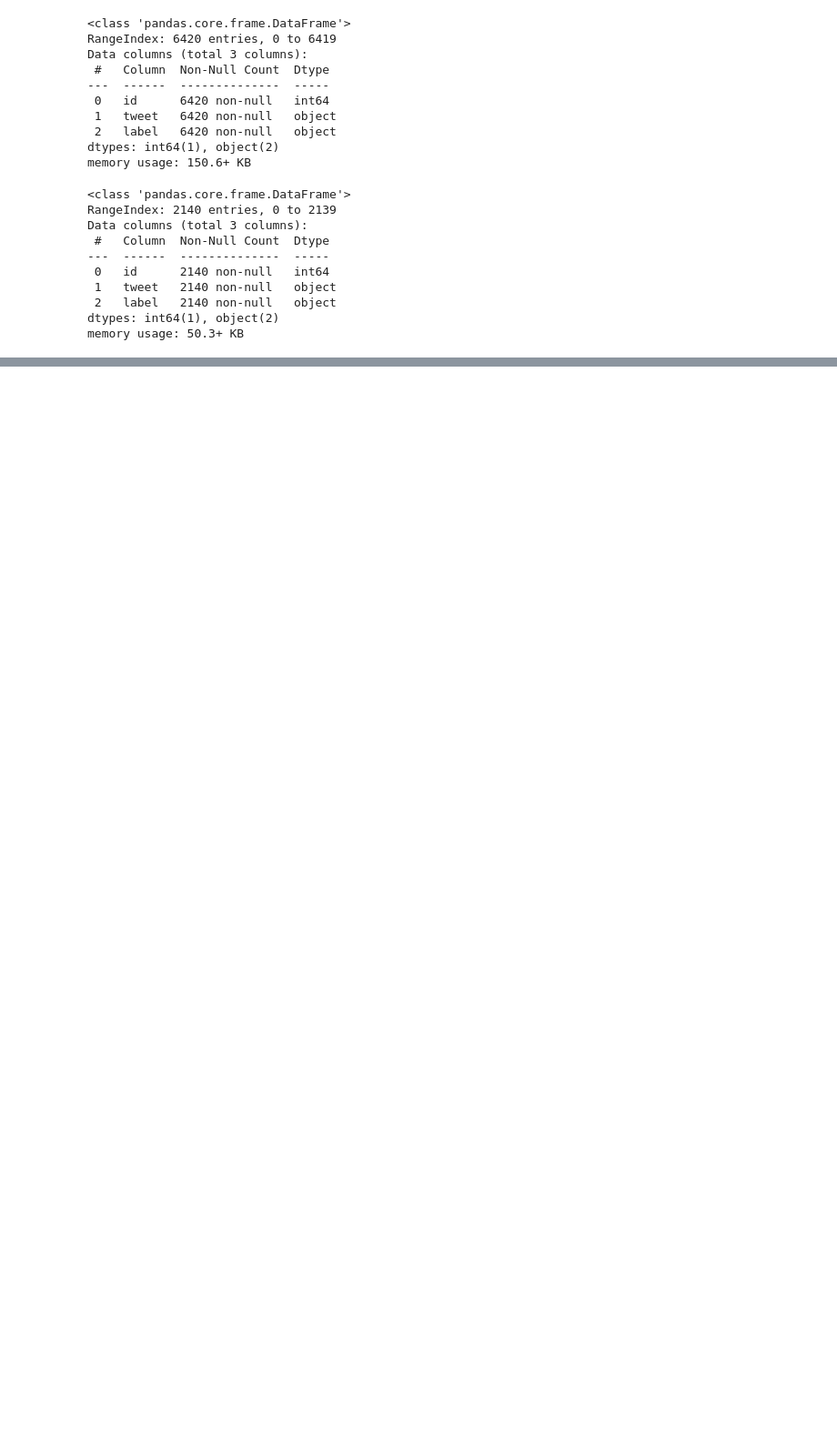
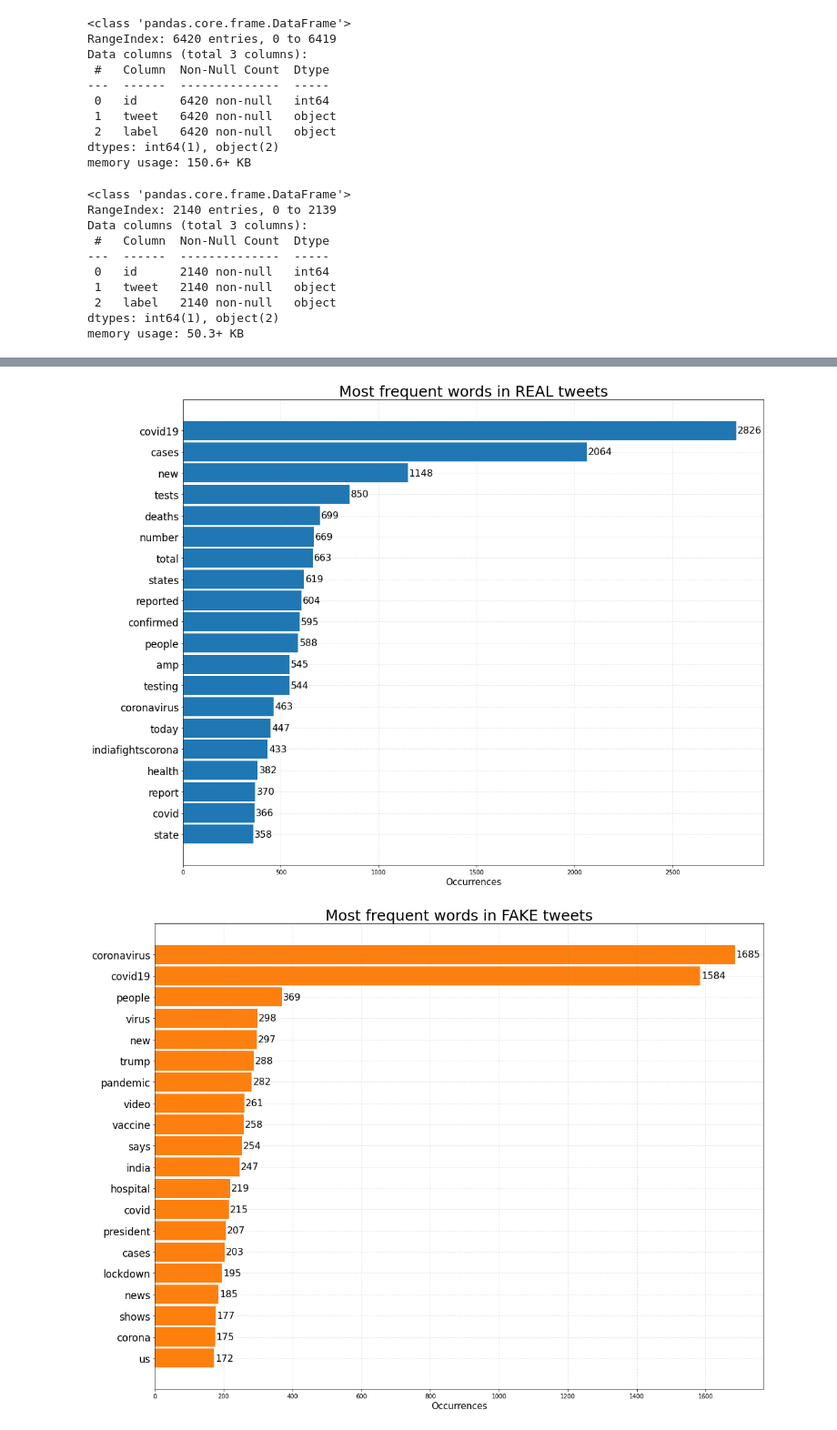
Before and after one commit to Emanuele-C/ML_SII_Project, a Jupyter notebook: stats.ipynb, the cells around one changed output, grey strips where cells are left out. Shown at 91% size. Saved outputs shown, nothing was run; the diff lists cells and outputs as text; code cells hidden in the pictures; blank space fills up the shorter version.

```diff
--- a/stats.ipynb
+++ b/stats.ipynb
@@ -245,0 +236,46 @@ Counter(real_tokens_words).most_common(20)
+# %%
+# Chart to visualize frequent tokens
+
+
+def plot_frequent_tokens(title, common, c):
+
+    title = "Most frequent words in " + title + " tweets"
+
+    words, occurrences = zip(*common) # save the words and their respective occurrences separately
+
+    y= np.arange(len(words))# label locations
+
+    # Fig. and bars creation
+    fig, ax = plt.subplots(figsize = (16, 12))
+    width=0.9
+
+    rects = ax.barh(y, occurrences, width, color= c)
+
+    # Add grid, text for labels, title and custom y-axis tick labels, etc.
+    ax.grid(b = True, color = 'grey',
+                linestyle = '-.', linewidth = 0.5,
+                alpha = 0.4)
+
+    ax.set_xlabel('Occurrences').set_fontsize(15)
+    ax.set_title(title).set_fontsize(25)
+
+    ax.set_yticks(y)
+    ax.set_yticklabels(words, fontsize = 17)
+    ax.yaxis.label.set_fontsize(20)
+
+    ax.invert_yaxis() # descending order
+
+    ax.bar_label(rects, padding = 2, fontsize = 16)
+
+    fig.tight_layout()
+
+    plt.show()
+# %%
+# Visualizzation of the most frequent tokens REAL, FAKE and ALL
+
+plot_frequent_tokens("REAL", frequent_real, 'tab:blue')
+plot_frequent_tokens("FAKE", frequent_fake, 'tab:orange')
+plot_frequent_tokens("ALL", frequent_all, 'tab:green')
+# %% [output]
+[figure, added]
+[figure, added]
```
Also changed, not shown: parts of 40 cells of this notebook.
